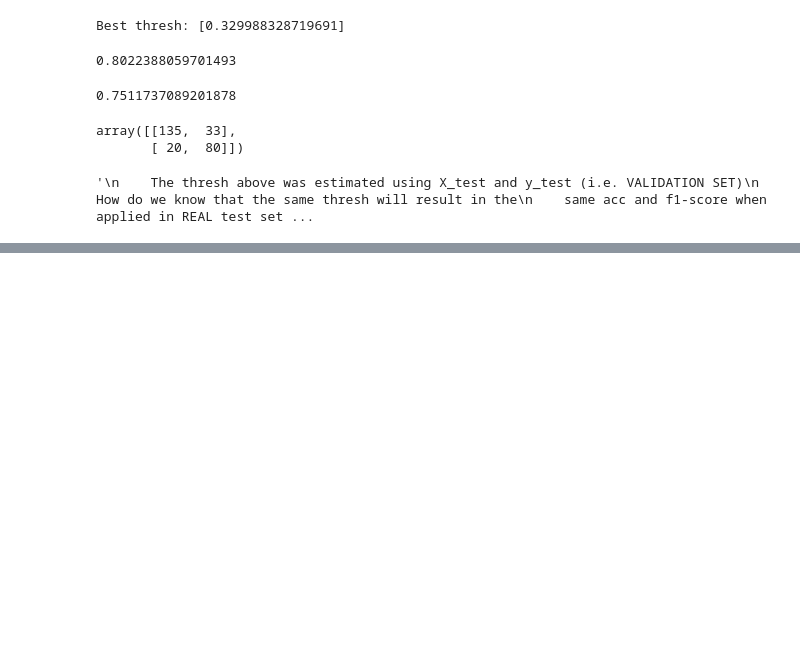
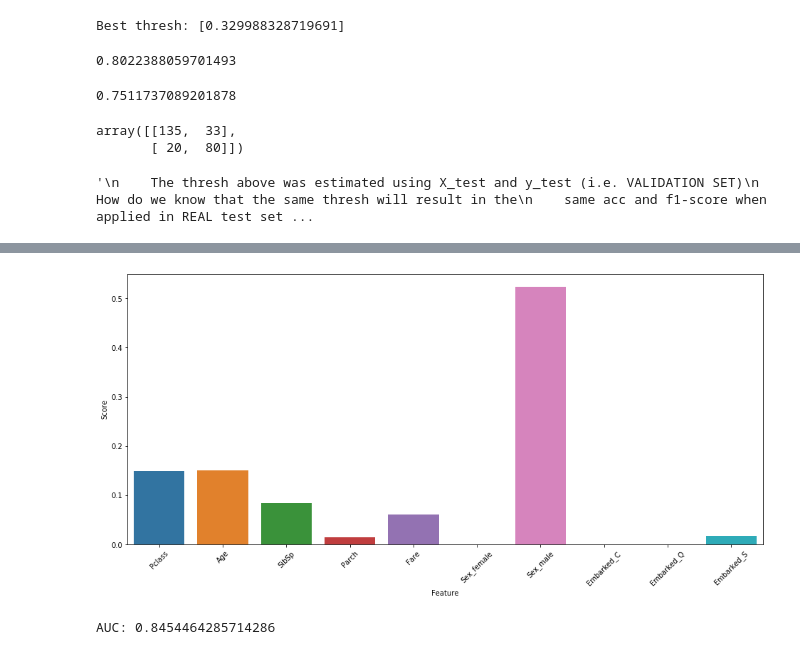
Before and after one commit to hernandezurbina/KaggleAdventures, a Jupyter notebook: Titanic-Revisited.ipynb, the cells around one changed output, grey strips where cells are left out. Cells and saved outputs as stored; diff of their text form; code cells hidden in the pictures; blank space fills up the shorter version.

```diff
--- a/Titanic-Revisited.ipynb
+++ b/Titanic-Revisited.ipynb
@@ -663,0 +668,6 @@ array([[135,  33],
+# %%
+modelDT = DecisionTreeClassifier(random_state=0, max_depth=5)
+modelDT.fit(X_train, y_train)
+preds = modelDT.predict(X_test)
+print(classification_report(y_test, preds))
+print(confusion_matrix(y_test, preds))
@@ -663,0 +686,2 @@ array([[135,  33],
+# %%
+feature_importance = pd.DataFrame({'Feature': X.columns.tolist(), 'Score': modelDT.feature_importances_})
@@ -663,0 +702,7 @@ array([[135,  33],
+# %%
+plt.figure(figsize=(16, 7))
+sns.barplot(x='Feature', y='Score', data=feature_importance)
+plt.xticks(rotation=45)
+plt.show()
+# %% [output]
+[figure, added]
@@ -663,0 +714,4 @@ array([[135,  33],
+# %%
+print("AUC:", auc(fprDT, tprDT))
+# %% [output]
+AUC: 0.8454464285714286
```
Also changed, not shown: parts of 53 cells of this notebook.
